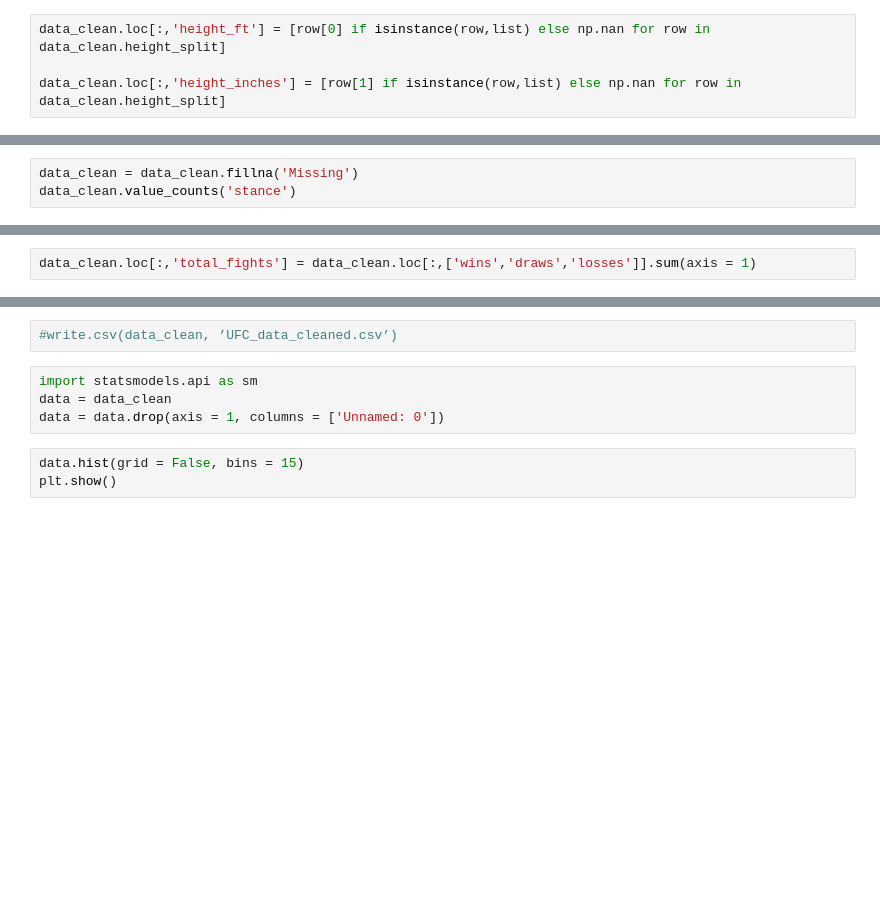
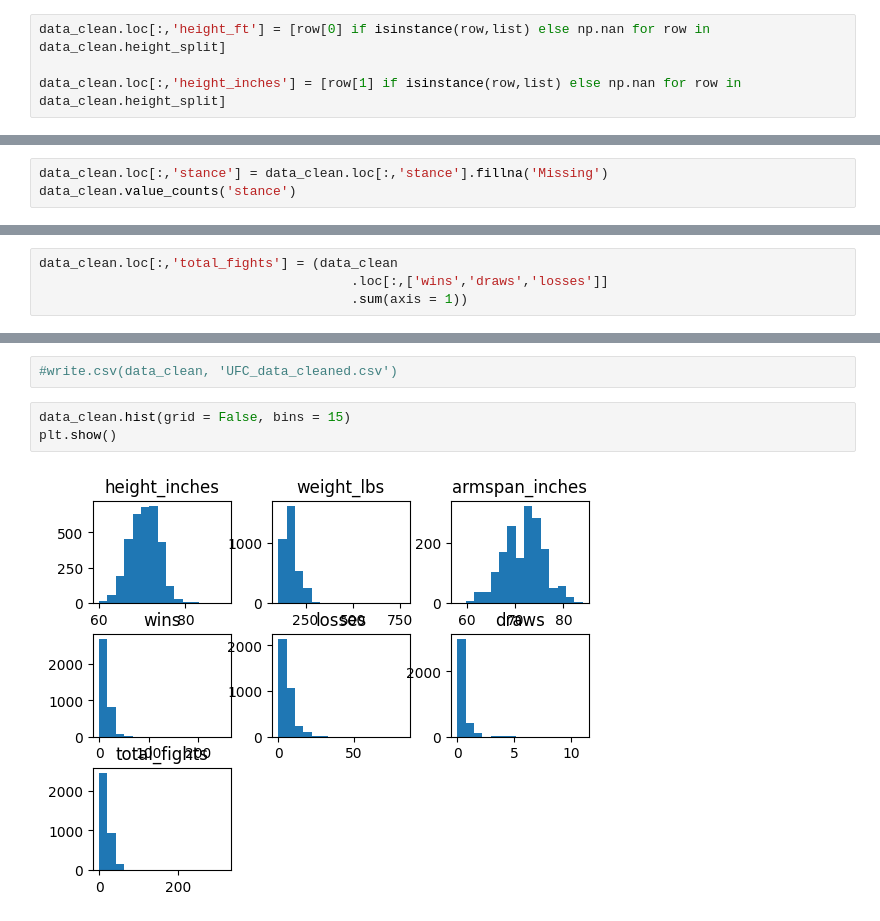
Before and after one commit to Thomas-Richardson/arm_length_MMA_python, a Jupyter notebook: analysis.ipynb, the cells around one changed output, grey strips where cells are left out. Saved outputs shown, nothing was run; the diff lists cells and outputs as text; blank space fills up the shorter version.

```diff
--- a/analysis.ipynb
+++ b/analysis.ipynb
@@ -49,3 +138,3 @@ plt.show()
 # %%
-data_clean = data_clean.fillna('Missing')
+data_clean.loc[:,'stance'] = data_clean.loc[:,'stance'].fillna('Missing')
 data_clean.value_counts('stance')
@@ -55,5 +155,7 @@ plt.show()
 # %%
-data_clean.loc[:,'total_fights'] = data_clean.loc[:,['wins','draws','losses']].sum(axis = 1)
+data_clean.loc[:,'total_fights'] = (data_clean
+                                        .loc[:,['wins','draws','losses']]
+                                        .sum(axis = 1))
 # %%
 mapping = {'Open Stance':'Mixed','Sideways':'Mixed','Switch':'Mixed'}
 data_clean.loc[:,'stance2'] = data_clean.loc[:,'stance'].replace(mapping)
@@ -64,10 +168,8 @@ plt.show()
 # %%
-#write.csv(data_clean, ’UFC_data_cleaned.csv’)
+#write.csv(data_clean, 'UFC_data_cleaned.csv')
-# %%
-import statsmodels.api as sm
-data = data_clean
-data = data.drop(axis = 1, columns = ['Unnamed: 0'])
 # %%
-data.hist(grid = False, bins = 15)
+data_clean.hist(grid = False, bins = 15)
 plt.show()
+# %% [output]
+[figure, added]
 # %%
```
Also changed, not shown: parts of 23 cells of this notebook, 1 other file.
